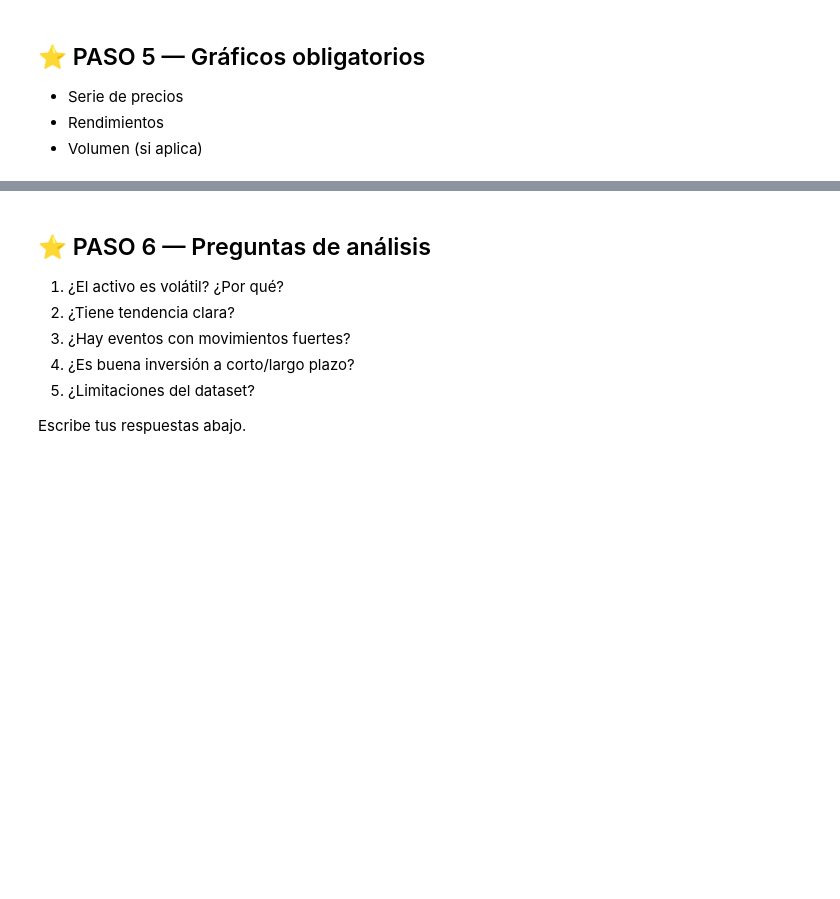
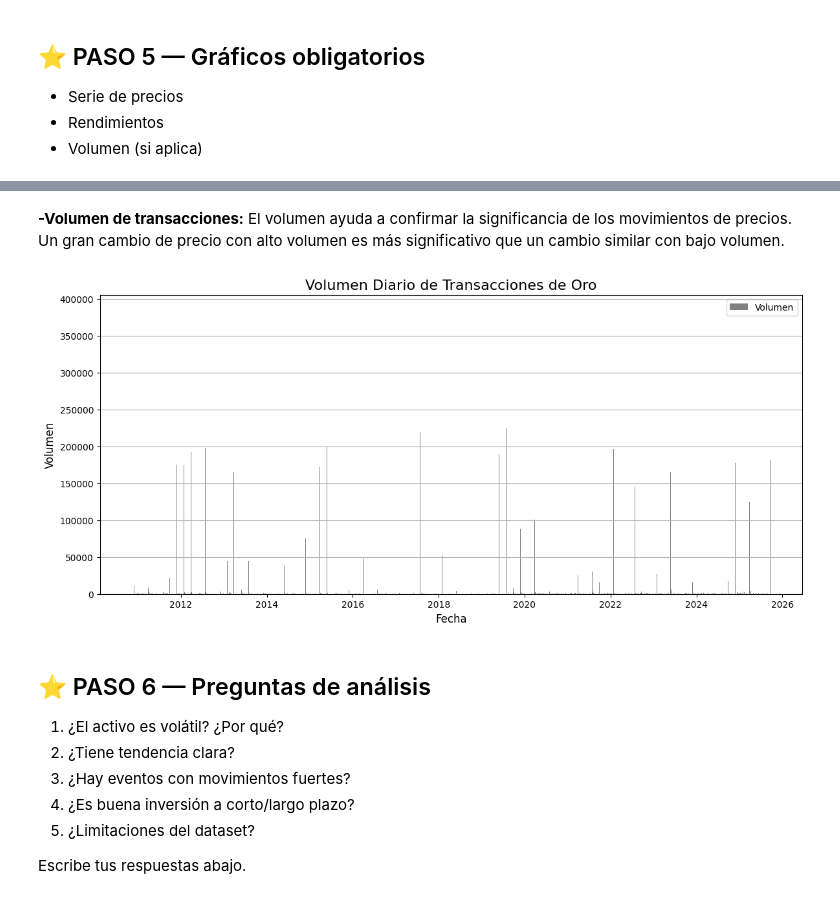
Before and after one commit to Maricielo-Gomez/Lenguajes-de-programacion, a Jupyter notebook: ExamenFinal_Analisis_Financiero.ipynb, the cells around one changed output, grey strips where cells are left out. Cells and saved outputs as stored; diff of their text form; code cells hidden in the pictures; blank space fills up the shorter version.

```diff
--- a/ExamenFinal_Analisis_Financiero.ipynb
+++ b/ExamenFinal_Analisis_Financiero.ipynb
@@ -48,3 +233,18 @@ import matplotlib.pyplot as plt
+# %% [markdown]
+**-Volumen de transacciones:** El volumen ayuda a confirmar la significancia de los movimientos de precios. Un gran cambio de precio con alto volumen es más significativo que un cambio similar con bajo volumen.
+# %%
+plt.figure(figsize=(14, 6))
+# Gráfico de barras para el volumen
+plt.bar(df['date'], df['volume'], label='Volumen', color='gray')
+
+plt.title('Volumen Diario de Transacciones de Oro', fontsize=16)
+plt.xlabel('Fecha', fontsize=12)
+plt.ylabel('Volumen', fontsize=12)
+plt.legend()
+plt.grid(axis='y') # Mostrar la rejilla solo en el eje Y
+plt.show()
+# %% [output]
+[figure, added]
 # %% [markdown]
 ## ⭐ PASO 6 — Preguntas de análisis
 1. ¿El activo es volátil? ¿Por qué?
```
Also changed, not shown: parts of 39 cells of this notebook.
